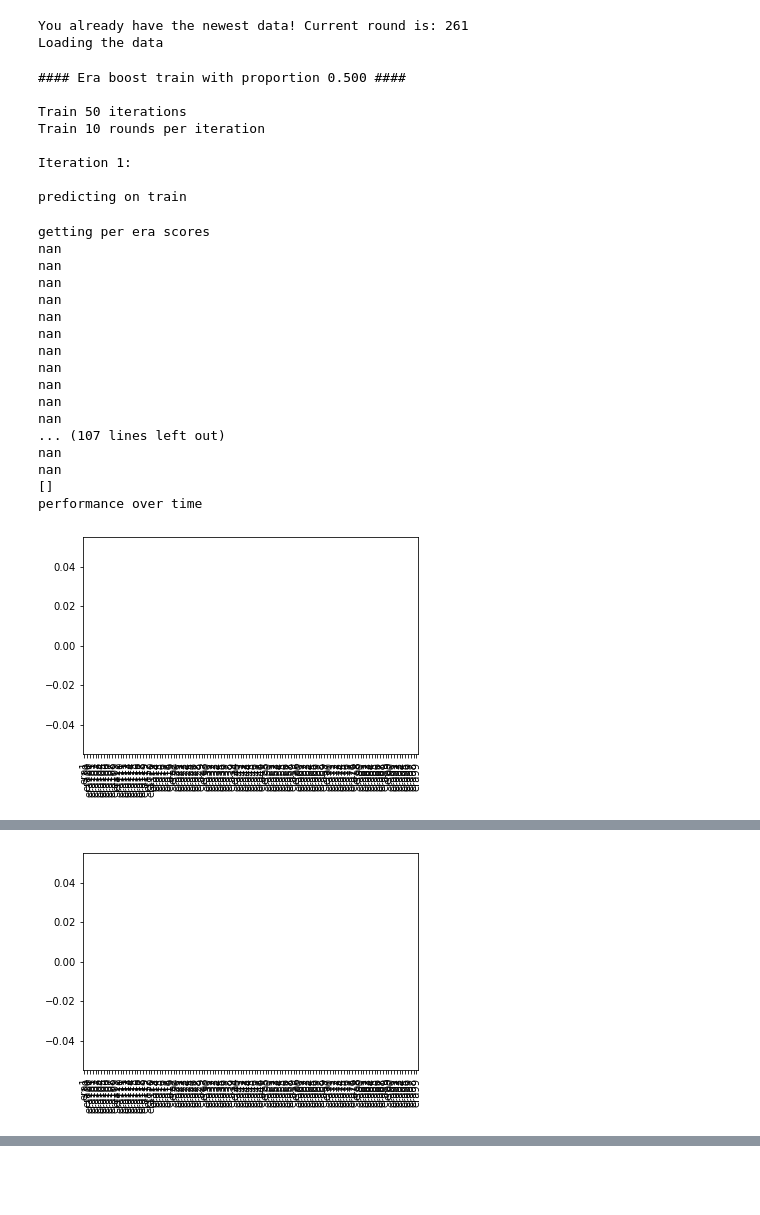
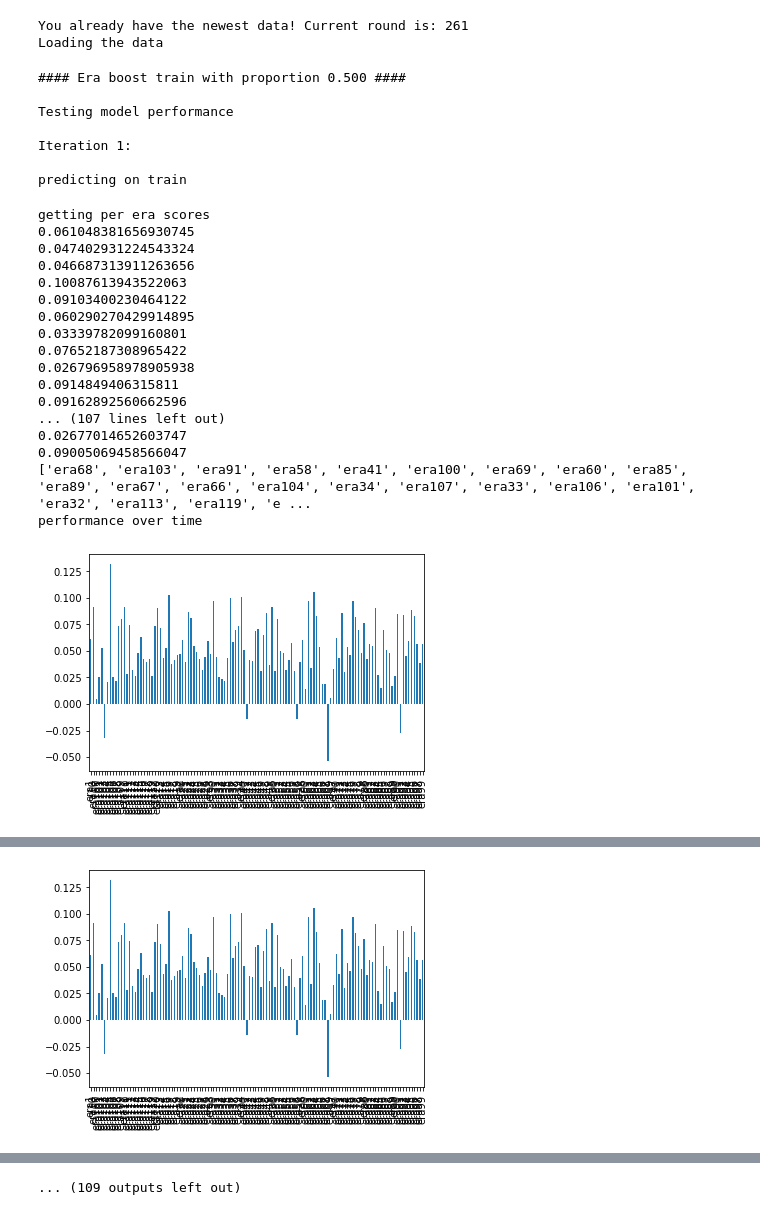
Before and after one commit to bbroeking/numerai, a Jupyter notebook: models/qurty/qurty.ipynb, the cells around one changed output, grey strips where cells are left out. Saved outputs shown, nothing was run; the diff lists cells and outputs as text; code cells hidden in the pictures; blank space fills up the shorter version.

```diff
--- a/models/qurty/qurty.ipynb
+++ b/models/qurty/qurty.ipynb
@@ -27,8 +27,6 @@ train, tournament = prepare_data()
 # %% [output]
 You already have the newest data! Current round is: 261
 Loading the data
-# %%
-model = train_model(train)
 # %%
 def ar1(x):
     return np.corrcoef(x[:-1], x[1:])[0,1]
@@ -61,24 +59,22 @@ def era_boost_train(X, y, era_col, proportion=0.5,
     new_df = X.copy()
     new_df["target"] = y
     new_df["era"] = era_col
-    param = {
+    params = {
+        'objective': 'reg:squarederror',
+        'n_estimators': 25,
+        'learning_rate': 0.05,
         'colsample_bytree': 0.1,
-        'gamma': 0.75,
-        'max_depth': 5,
-        'min_child_weight': 19,
-        'subsample': 0.5,
-        'eta':0.05,
-        'verbosity':0,
-        'objective':'reg:squarederror',
-        'eval_metric': 'rmse',
-        'nthread': -1,
+        'gamma': 0.2, # trained at gammas 1,2,.75,.3
+        'alpha': 7,
+        'lambda': 9,
+        'max_depth': 7,
+        'min_child_weight': 16
     }
     for i in range(num_iters):
         print(f"\nIteration {i+1}:\n")
         if test_model is None:
             if i==0:
-                model = xgboost.XGBRegressor(**param,
-                                             n_estimators=trees_per_step,
+                model = xgboost.XGBRegressor(**params,
                                              n_jobs=-1,
                                              tree_method=tree_method)
                 model.fit(X, y)
@@ -88,7 +84,13 @@ def era_boost_train(X, y, era_col, proportion=0.5,
                 print("fitting on worst eras")
                 model.fit(worst_df[features], worst_df["target"], xgb_model=booster)
         else:
-            model = test_model
+            if i == 0:
+                model = test_model
+            else:
+                model.n_estimators += trees_per_step
+                booster = model.get_booster()
+                print("fitting on worst eras")
+                model.fit(worst_df[features], worst_df["target"], xgb_model=booster)
         # score each era
         print("predicting on train")
         preds = model.predict(X)
@@ -109,6 +111,8 @@ def era_boost_train(X, y, era_col, proportion=0.5,
         plt.show()
         print("autocorrelation")
         print(ar1(era_scores))
+#         if (ar1(era_scores)) < 0.1:
+#             return model
         print("mean correlation")
         print(np.mean(era_scores))
         print("sharpe")
@@ -119,33 +125,31 @@ def era_boost_train(X, y, era_col, proportion=0.5,
 # %%
-X_train, y_train = clean_for_xgboost(train)
 boost_model = era_boost_train(X_train, y_train,
-                              era_col=train["era"], proportion=0.50,
-                              trees_per_step=10, num_iters=20)
+                              era_col=train["era"], proportion=0.5,
+                              trees_per_step=10, num_iters=40, test_model=boost_model)
 # %% [output]
 #### Era boost train with proportion 0.500 ####
 
-Train 50 iterations
-Train 10 rounds per iteration
+Testing model performance
 
 Iteration 1:
 
 predicting on train
 getting per era scores
-nan
-nan
-nan
-nan
-nan
-nan
-nan
-nan
-nan
-nan
-nan
+0.061048381656930745
+0.047402931224543324
+0.046687313911263656
+0.10087613943522063
+0.09103400230464122
+0.060290270429914895
+0.03339782099160801
+0.07652187308965422
+0.026796958978905938
+0.0914849406315811
+0.09162892560662596
 ... (107 lines left out)
-nan
-nan
-[]
+0.02677014652603747
+0.09005069458566047
+['era68', 'era103', 'era91', 'era58', 'era41', 'era100', 'era69', 'era60', 'era85', 'era89', 'era67', 'era66', 'era104', 'era34', 'era107', 'era33', 'era106', 'era101', 'era32', 'era113', 'era119', 'e ...
 performance over time
-[figure, old version]
+[figure, new version]
 autocorrelation
@@ -168 +185 @@ performance over time
-[figure, old version]
+[figure, new version]
@@ -241,3 +248,4 @@ performance over time
+... (109 outputs left out)
 # %%
 tournament_calc = tournament.copy()
 X_tournament, y_tournament = clean_for_xgboost(tournament_calc)
```
Also changed, not shown: parts of 5 cells of this notebook, 16 other files.
